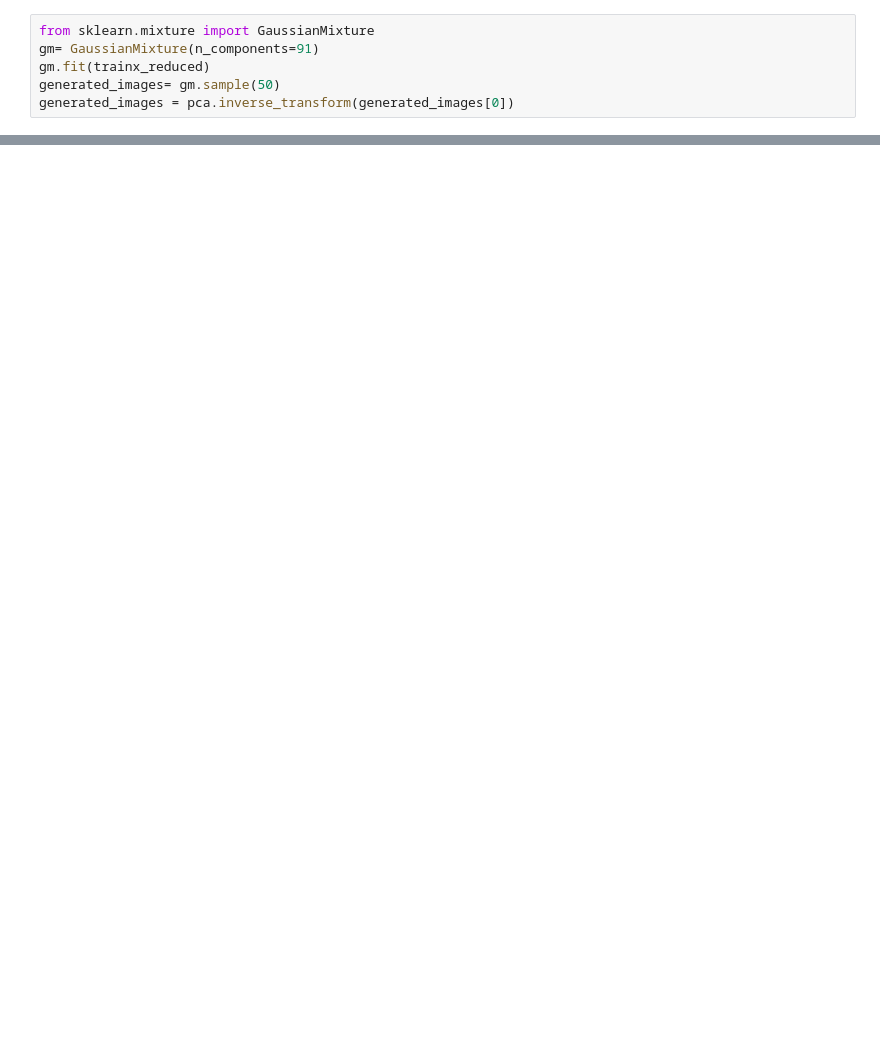
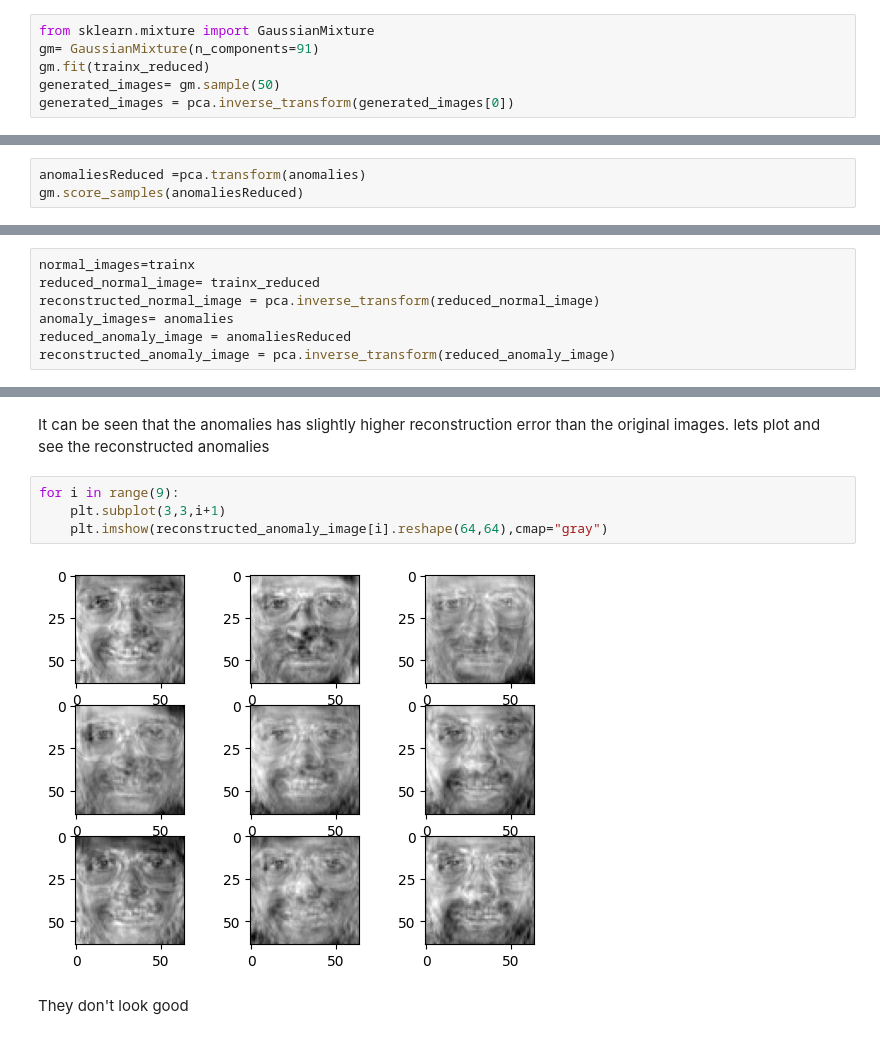
Before and after one commit to Prashant-Bista/Unsupervised-Learning, a Jupyter notebook: Olivetti.ipynb, the cells around one changed output, grey strips where cells are left out. Drawn from its saved outputs; the diff is of its cells as text; blank space fills up the shorter version.

```diff
--- a/Olivetti.ipynb
+++ b/Olivetti.ipynb
@@ -237,0 +247,3 @@ ValueError: matmul: Input operand 1 has a mismatch in its core dimension 0, with
+# %%
+anomaliesReduced =pca.transform(anomalies)
+gm.score_samples(anomaliesReduced)
@@ -237,0 +282,7 @@ ValueError: matmul: Input operand 1 has a mismatch in its core dimension 0, with
+# %%
+normal_images=trainx
+reduced_normal_image= trainx_reduced
+reconstructed_normal_image = pca.inverse_transform(reduced_normal_image)
+anomaly_images= anomalies
+reduced_anomaly_image = anomaliesReduced
+reconstructed_anomaly_image = pca.inverse_transform(reduced_anomaly_image)
@@ -237,0 +303,10 @@ ValueError: matmul: Input operand 1 has a mismatch in its core dimension 0, with
+# %% [markdown]
+It can be seen that the anomalies has slightly higher reconstruction error than the original images. lets plot and see the reconstructed anomalies
+# %%
+for i in range(9):
+    plt.subplot(3,3,i+1)
+    plt.imshow(reconstructed_anomaly_image[i].reshape(64,64),cmap="gray")
+# %% [output]
+[figure, added]
+# %% [markdown]
+They don't look good
```
Also changed, not shown: parts of 23 cells of this notebook.
